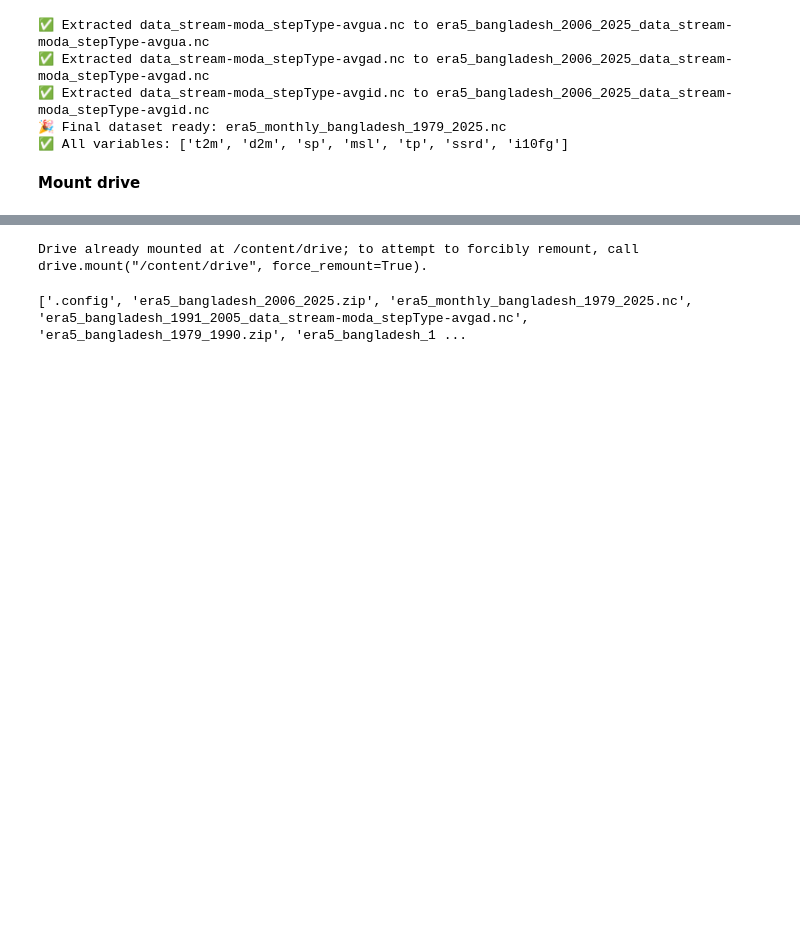
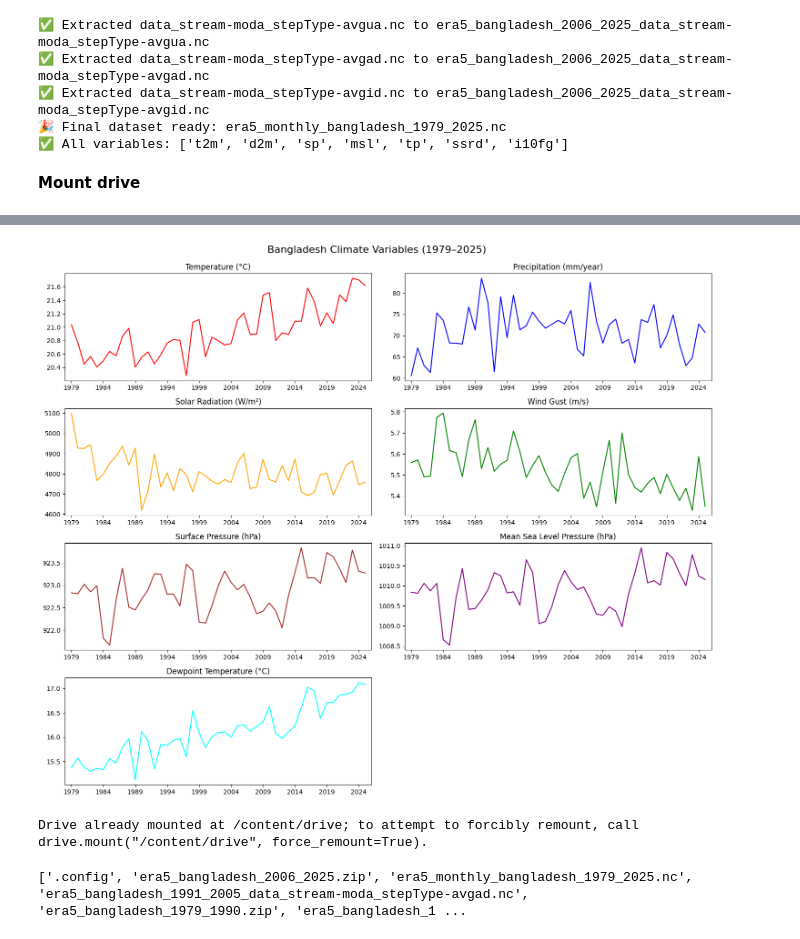
Before and after one commit to alizasultanaesd-png/skill-morph-work, a Jupyter notebook: GEE.ipynb, the cells around one changed output, grey strips where cells are left out. Drawn from its saved outputs; the diff is of its cells as text; code cells hidden in the pictures; blank space fills up the shorter version.

```diff
--- a/GEE.ipynb
+++ b/GEE.ipynb
@@ -326,3 +314,68 @@ print(d2m_c.values[:20])
+# %%
+import numpy as np
+import matplotlib.pyplot as plt
+
+plt.figure(figsize=(15,12))
+
+# Define tick spacing (every 5 years)
+year_ticks = np.arange(1979, 2026, 5)
+
+# Temperature
+plt.subplot(4,2,1)
+plt.plot(yearly_t2m.valid_time.dt.year, yearly_t2m, 'r')
+plt.title("Temperature (°C)")
+plt.xlim(1978, 2026)
+plt.xticks(year_ticks)   # 5-year interval ticks
+# plt.ylim(20, 42)       # optional
+
+# Precipitation
+plt.subplot(4,2,2)
+plt.plot(yearly_tp.valid_time.dt.year, yearly_tp, 'b')
+plt.title("Precipitation (mm/year)")
+plt.xlim(1978, 2026)
+plt.xticks(year_ticks)
+# plt.ylim(0, 4000)
+
+# Solar Radiation
+plt.subplot(4,2,3)
+plt.plot(yearly_ssrd.valid_time.dt.year, yearly_ssrd, 'orange')
+plt.title("Solar Radiation (W/m²)")
+plt.xlim(1978, 2026)
+plt.xticks(year_ticks)
+
+# Wind Gust
+plt.subplot(4,2,4)
+plt.plot(yearly_i10fg.valid_time.dt.year, yearly_i10fg, 'g')
+plt.title("Wind Gust (m/s)")
+plt.xlim(1978, 2026)
+plt.xticks(year_ticks)
+
+# Surface Pressure
+plt.subplot(4,2,5)
+plt.plot(yearly_sp.valid_time.dt.year, yearly_sp, 'brown')
+plt.title("Surface Pressure (hPa)")
+plt.xlim(1978, 2026)
+plt.xticks(year_ticks)
+
+# Mean Sea Level Pressure
+plt.subplot(4,2,6)
+plt.plot(yearly_msl.valid_time.dt.year, yearly_msl, 'purple')
+plt.title("Mean Sea Level Pressure (hPa)")
+plt.xlim(1978, 2026)
+plt.xticks(year_ticks)
+
+# Dewpoint Temperature
+plt.subplot(4,2,7)
+plt.plot(yearly_d2m.valid_time.dt.year, yearly_d2m, 'cyan')
+plt.title("Dewpoint Temperature (°C)")
+plt.xlim(1978, 2026)
+plt.xticks(year_ticks)
+
+plt.tight_layout()
+plt.suptitle("Bangladesh Climate Variables (1979–2025)", fontsize=16, y=1.02)
+plt.show()
+# %% [output]
+[figure, added]
 # %%
 from google.colab import drive
 drive.mount('/content/drive')
```
Also changed, not shown: parts of 12 cells of this notebook.
